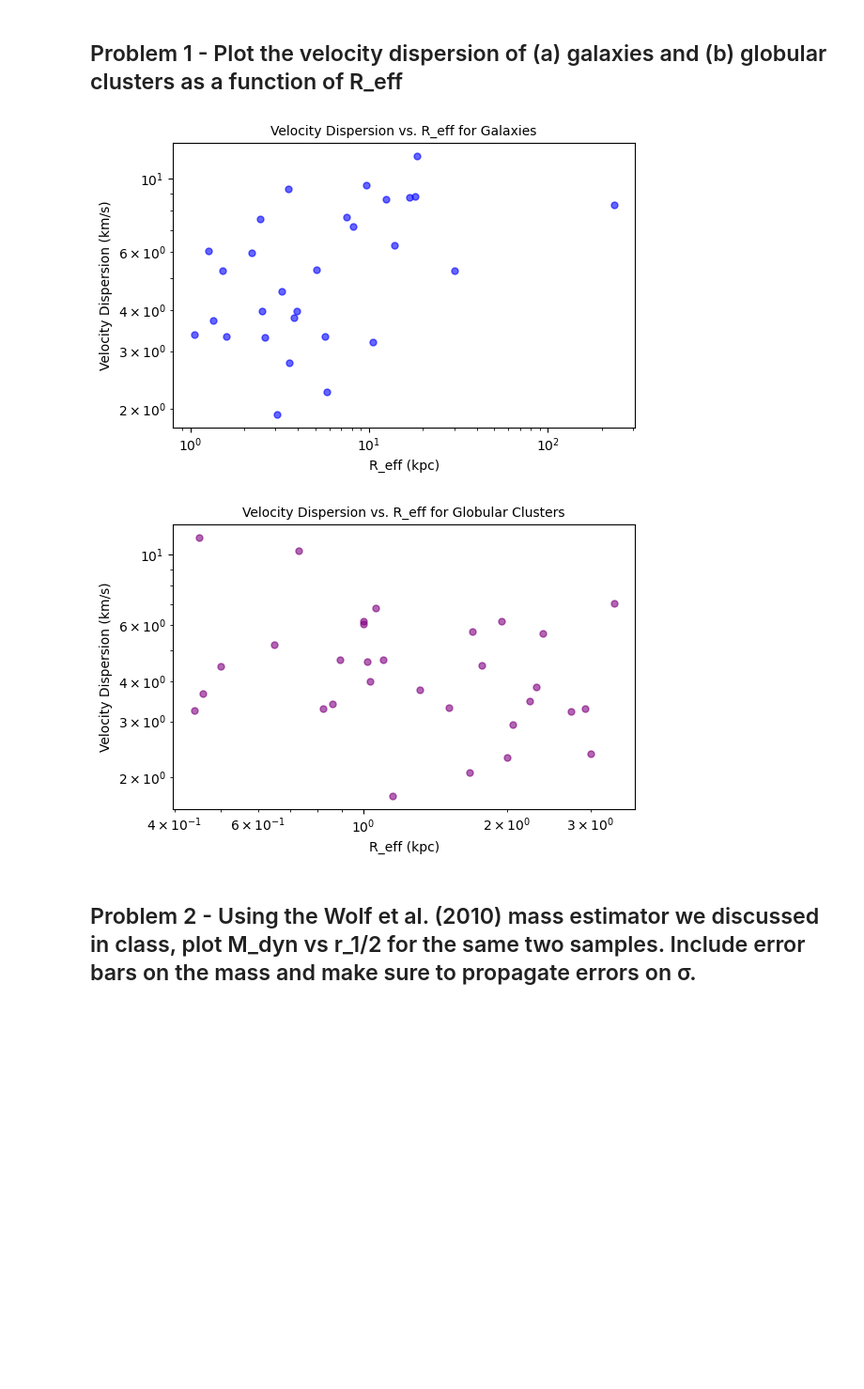
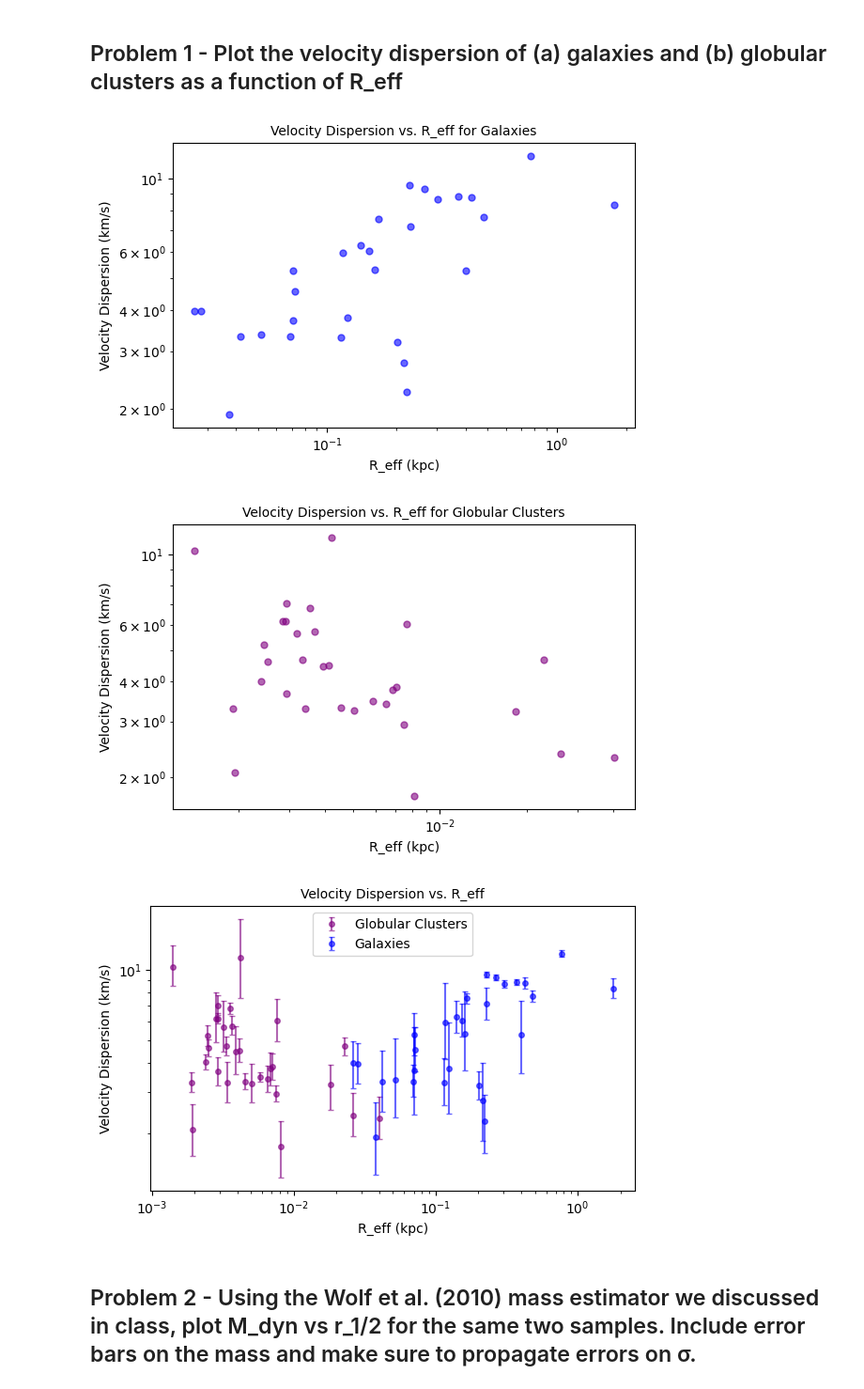
Before and after one commit to amalbumbia/Astrophysical-Dynamics, a Jupyter notebook: hwk2.ipynb, the cells around one changed output. Shown at 94% size. Saved outputs shown, nothing was run; the diff lists cells and outputs as text; code cells hidden in the pictures; blank space fills up the shorter version.

```diff
--- a/hwk2.ipynb
+++ b/hwk2.ipynb
@@ -50,7 +73,7 @@ print(df_clean)
 ## Problem 1 - Plot the velocity dispersion of (a) galaxies and (b) globular clusters as a function of R_eff
 # %%
 type_galactic_object = df_clean.iloc[:, 7].astype(str)
-# print(type_galactic_object)
+#print(len(type_galactic_object))
 
 velocity_dispersion_g = []
 reff_g = []
@@ -59,41 +82,85 @@ reff_gc = []
 
 sigma = df_clean.iloc[:, 13].astype(float)
 R_eff = df_clean.iloc[:, 6].astype(float)
+distance = df_clean.iloc[:, 4].astype(float)
+
+# realized I should just put R_eff in units of kpc instead of arcmin
+
+sigmaerrlow = df_clean.iloc[:, 14].astype(float)
+sigmaerrup = df_clean.iloc[:, 15].astype(float)
+
+errlow_g = []
+errhigh_g = []
+errlow_gc = []
+errhigh_gc = []
+
+def arcmin_to_kpc(R_eff_i, distance_i):
+    R_eff_kpc = distance_i * R_eff_i * np.pi / (180.0 * 60.0)
+    return R_eff_kpc
 
 for i, j in type_galactic_object.items():
+    r = R_eff.loc[i]
+    d = distance.loc[i]
     if j == 'G':
         velocity_dispersion_g.append(sigma.loc[i])
-        reff_g.append(R_eff.loc[i])
+        reff_g.append(arcmin_to_kpc(r, d))
+        errlow_g.append(sigmaerrlow.loc[i])
+        errhigh_g.append(sigmaerrup.loc[i])
     elif j == 'GC':
         velocity_dispersion_gc.append(sigma.loc[i])
-        reff_gc.append(R_eff.loc[i])
+        reff_gc.append(arcmin_to_kpc(r, d))
+        errlow_gc.append(sigmaerrlow.loc[i])
+        errhigh_gc.append(sigmaerrup.loc[i])
 
 plt.figure(figsize=(6,4))
 plt.scatter(reff_g, velocity_dispersion_g, s=25, marker="o", alpha=0.6, c = "blue")
 plt.xscale("log")
 plt.yscale("log")
 
 plt.xlabel('R_eff (kpc)', fontsize = 10)
 plt.ylabel('Velocity Dispersion (km/s)', fontsize = 10)
 plt.title('Velocity Dispersion vs. R_eff for Galaxies', fontsize = 10)
 plt.grid(False)
 plt.tight_layout()
 plt.show()
 
 plt.figure(figsize=(6,4))
 plt.scatter(reff_gc, velocity_dispersion_gc, s=25, marker="o", alpha=0.6, c = "purple")
 plt.xscale("log")
 plt.yscale("log")
 
 plt.xlabel('R_eff (kpc)', fontsize = 10)
 plt.ylabel('Velocity Dispersion (km/s)', fontsize = 10)
 plt.title('Velocity Dispersion vs. R_eff for Globular Clusters', fontsize = 10)
 plt.grid(False)
 plt.tight_layout()
 plt.show()
+
+
+# combined plots with error bars
+plt.figure(figsize=(6,4))
+#plt.scatter(reff_gc, velocity_dispersion_gc, s=25, marker="o", alpha=0.6, c = "purple", label="Globular Clusters")
+#plt.scatter(reff_g, velocity_dispersion_g, s=25, marker="o", alpha=0.6, c = "blue", label="Galaxies")
+plt.errorbar(reff_gc, velocity_dispersion_gc,
+             yerr=np.vstack([errlow_gc, errhigh_gc]),
+             fmt="o", ms=4, alpha=0.6, capsize=2, color="purple", ecolor="purple", label="Globular Clusters")
+plt.errorbar(reff_g, velocity_dispersion_g,
+             yerr=np.vstack([errlow_g, errhigh_g]),
+             fmt="o", ms=4, alpha=0.6, capsize=2, color="blue", ecolor="blue", label="Galaxies")
+plt.xscale("log")
+plt.yscale("log")
+
+plt.xlabel('R_eff (kpc)', fontsize = 10)
+plt.ylabel('Velocity Dispersion (km/s)', fontsize = 10)
+plt.title('Velocity Dispersion vs. R_eff', fontsize = 10)
+plt.grid(False)
+plt.tight_layout()
+plt.legend()
+plt.show()
 # %% [output]
-[figure, old version]
+[figure, new version]
-[figure, old version]
+[figure, new version]
+[figure, added]
 # %% [markdown]
 ## Problem 2 - Using the Wolf et al. (2010) mass estimator we discussed in class, plot M_dyn vs r_1/2 for the same two samples. Include error bars on the mass and make sure to propagate errors on σ.
 # %%
```
Also changed, not shown: parts of 8 cells of this notebook.
